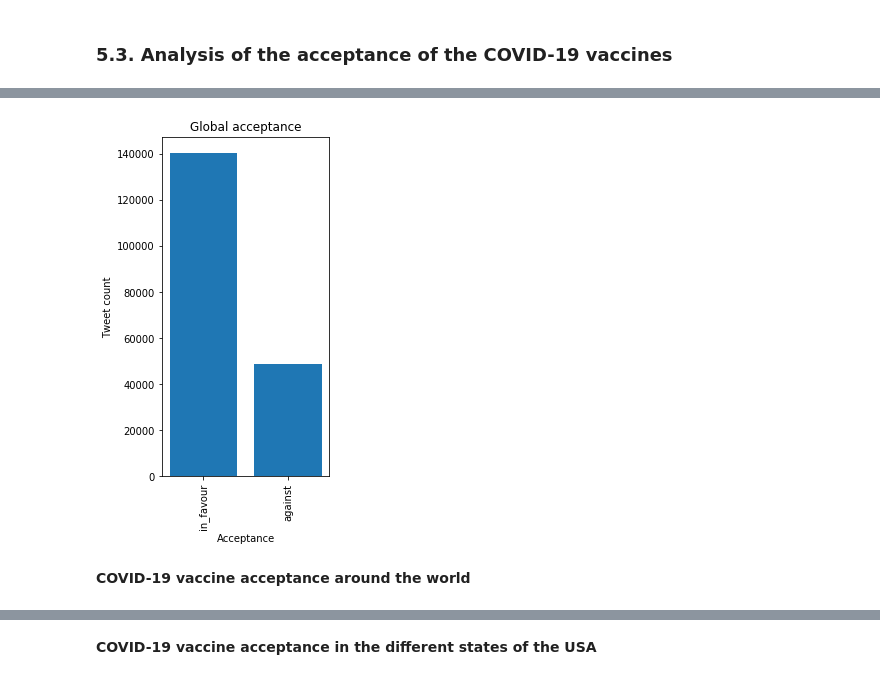
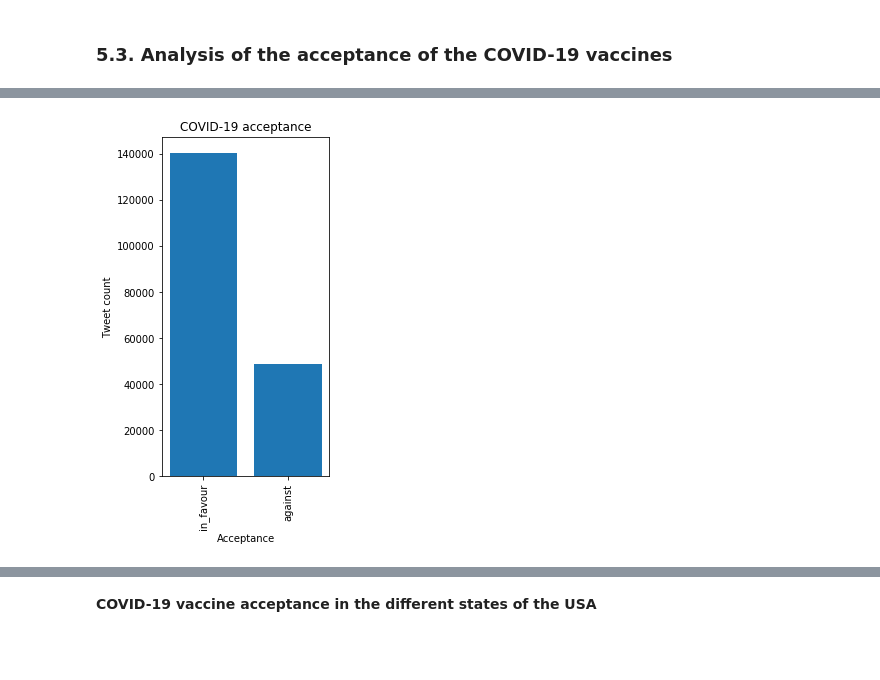
Before and after one commit to albertrial/covid-vaccine-tweets-study, a Jupyter notebook: BDA-Project-RafelPalliser-AlbertRial.ipynb, the cells around one changed output, grey strips where cells are left out. Saved outputs shown, nothing was run; the diff lists cells and outputs as text; code cells hidden in the pictures; blank space fills up the shorter version.

Commit message:
Analyzing the plots obtained

```diff
--- a/BDA-Project-RafelPalliser-AlbertRial.ipynb
+++ b/BDA-Project-RafelPalliser-AlbertRial.ipynb
@@ -891,19 +993,17 @@ multi_barplot(countries, counts, vaccines, label_rotation=90, figsize=(14, 8))
 # %%
 pipeline = [
         {'$match': {'vaccine_acceptance.global_acceptance': {'$in': ['in_favour', 'against']}}},
         {'$group': {'_id': '$vaccine_acceptance.global_acceptance', 'count': {'$sum': 1}}},
         {"$sort": SON([("count", pymongo.DESCENDING)])}
     ]
 res = tweets.aggregate(pipeline)
 
 acceptance = []
 counts = []
 for acc in res:
     acceptance.append(acc['_id'])
     counts.append(acc['count'])
 
-barplot(acceptance, counts, 'Global acceptance', 'Acceptance', 'Tweet count', 90, (3, 8))
+barplot(acceptance, counts, 'COVID-19 acceptance', 'Acceptance', 'Tweet count', 90, (3, 8))
 # %% [output]
-[figure, old version]
+[figure, new version]
-# %% [markdown]
-**COVID-19 vaccine acceptance around the world**
```
Also changed, not shown: parts of 39 cells of this notebook, 2 other files.
